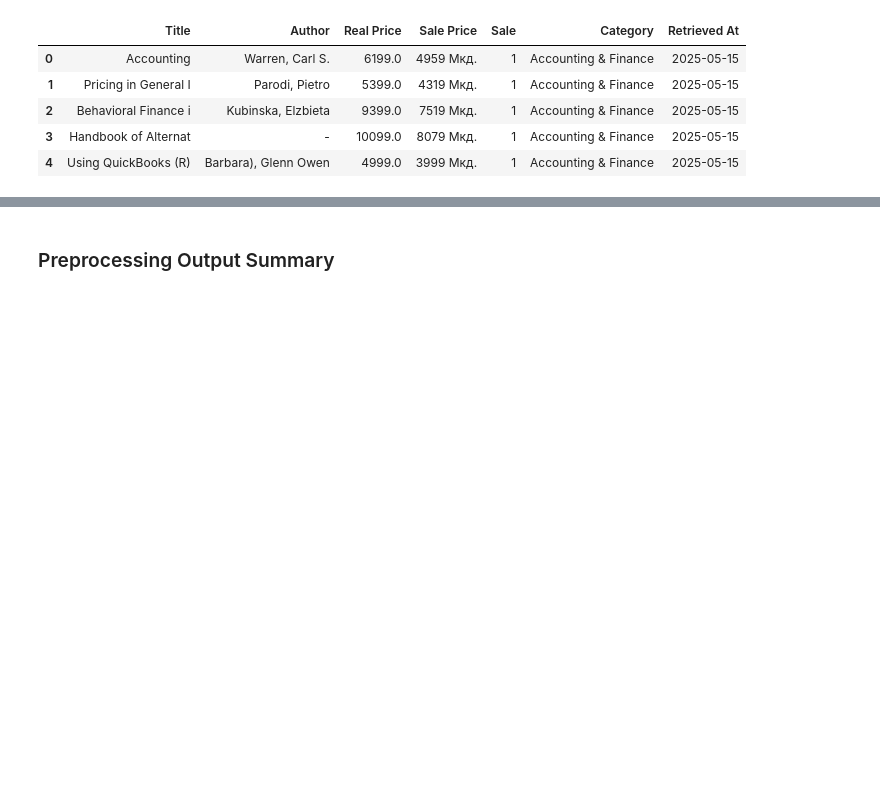
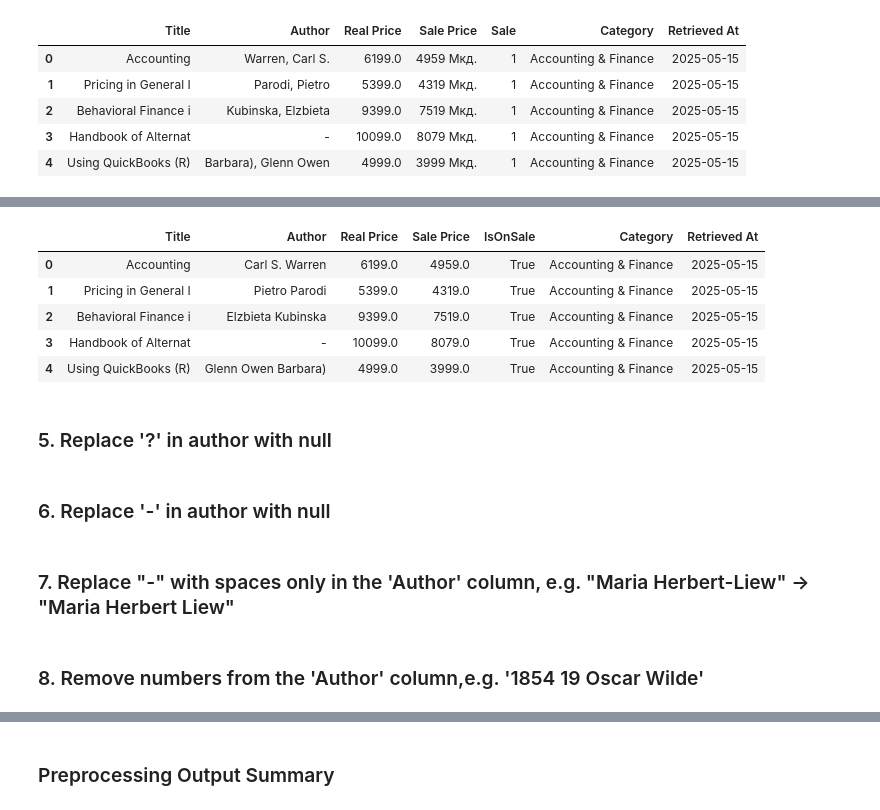
Before and after one commit to KTalia/I2DS_Project, a Jupyter notebook: akademskakniga.mk/preprocess_akademska.ipynb, the cells around one changed output, grey strips where cells are left out. Saved outputs shown, nothing was run; the diff lists cells and outputs as text; code cells hidden in the pictures; blank space fills up the shorter version.

```diff
--- a/akademskakniga.mk/preprocess_akademska.ipynb
+++ b/akademskakniga.mk/preprocess_akademska.ipynb
@@ -41,0 +30,6 @@ df.shape[0]
+# %%
+df['Sale Price'] = df['Sale Price'].str.replace("Мкд.", "", regex=False).str.replace(",", "").str.strip()
+
+df["Real Price"] = pd.to_numeric(df["Real Price"], errors="coerce")
+df["Sale Price"] = pd.to_numeric(df["Sale Price"], errors="coerce")
+df['Sale Price'] = df['Sale Price'].astype(float)
@@ -41,0 +44,4 @@ df.shape[0]
+# %%
+print("Original:", len(df))
+df = df.drop_duplicates()
+print("After drop_duplicates:", len(df))
@@ -41,0 +58,21 @@ df.shape[0]
+# %%
+def normalize_author(author):
+    if pd.isna(author):
+        return author
+    if ',' in author:
+        parts = [part.strip() for part in author.split(',')]
+        return ' '.join(parts[::-1])
+    return author
+# %%
+df['Author'] = df['Author'].apply(normalize_author)
+# %%
+df.head()
+# %% [output]
+|  | Title | Author | Real Price | Sale Price | IsOnSale | Category | Retrieved At |
+| 0 | Accounting | Carl S. Warren | 6199.0 | 4959.0 | True | Accounting & Finance | 2025-05-15 |
+| 1 | Pricing in General I | Pietro Parodi | 5399.0 | 4319.0 | True | Accounting & Finance | 2025-05-15 |
+| 2 | Behavioral Finance i | Elzbieta Kubinska | 9399.0 | 7519.0 | True | Accounting & Finance | 2025-05-15 |
+| 3 | Handbook of Alternat | - | 10099.0 | 8079.0 | True | Accounting & Finance | 2025-05-15 |
+| 4 | Using QuickBooks (R) | Glenn Owen Barbara) | 4999.0 | 3999.0 | True | Accounting & Finance | 2025-05-15 |
+# %% [markdown]
+### 5. Replace '?' in author with null
@@ -41,0 +81,2 @@ df.shape[0]
+# %% [markdown]
+### 6. Replace '-' in author with null
@@ -41,0 +85,2 @@ df.shape[0]
+# %% [markdown]
+### 7. Replace "-" with spaces only in the 'Author' column, e.g. "Maria Herbert-Liew" → "Maria Herbert Liew"
@@ -41,0 +89,2 @@ df.shape[0]
+# %% [markdown]
+### 8. Remove numbers from the 'Author' column,e.g. '1854 19 Oscar Wilde'
```
Also changed, not shown: parts of 29 cells of this notebook, 1 other file.
